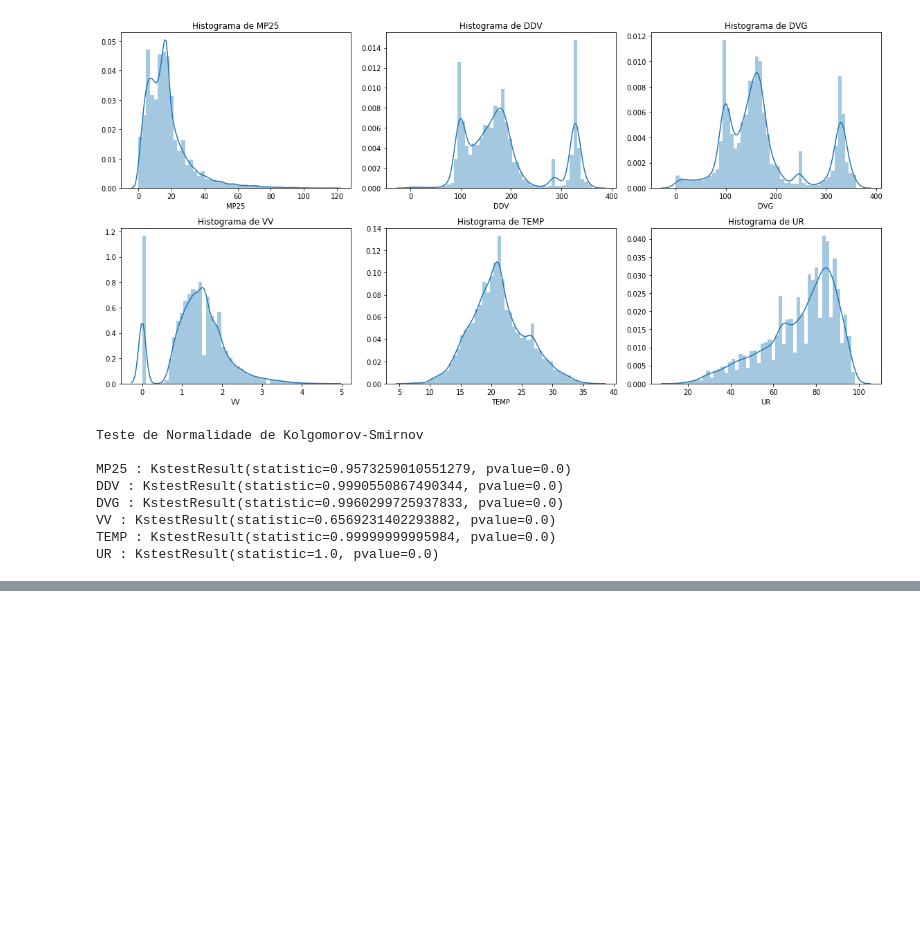
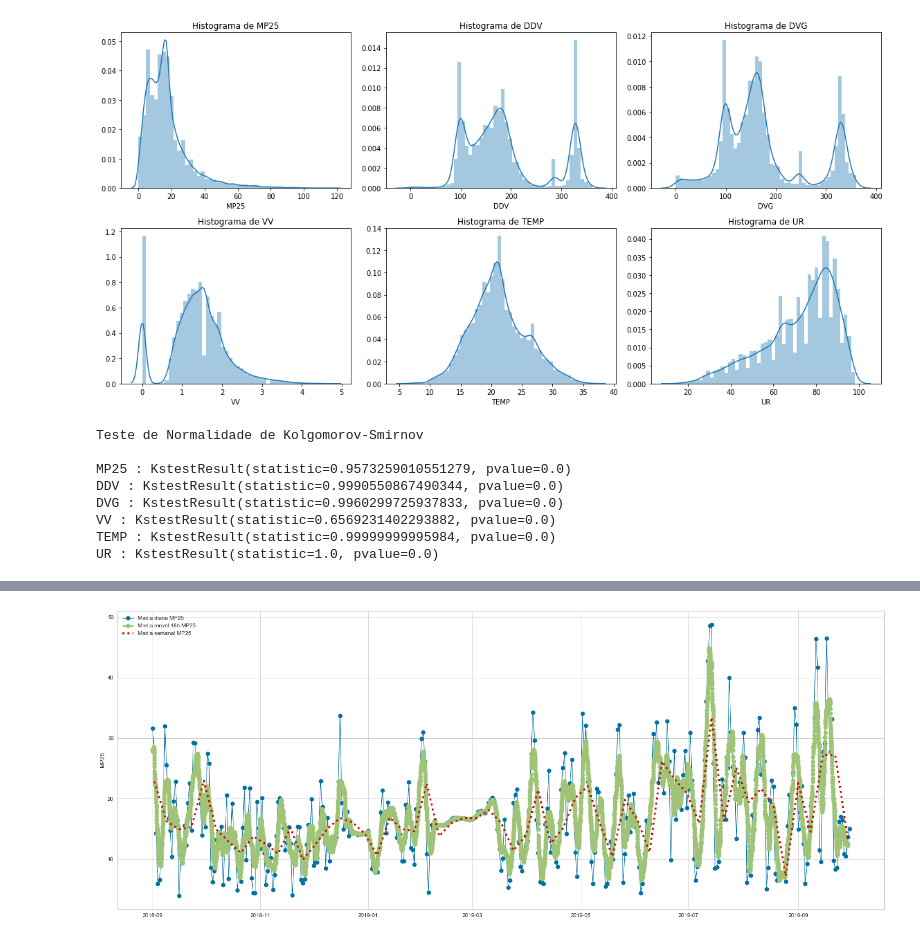
Before and after one commit to rpbenatti/DS-DH-Project, a Jupyter notebook: Projeto-Integrador-Grupo5-RespiroBem.ipynb, the cells around one changed output, grey strips where cells are left out. Saved outputs shown, nothing was run; the diff lists cells and outputs as text; code cells hidden in the pictures; blank space fills up the shorter version.

```diff
--- a/Projeto-Integrador-Grupo5-RespiroBem.ipynb
+++ b/Projeto-Integrador-Grupo5-RespiroBem.ipynb
@@ -593,0 +709,4 @@ UR : KstestResult(statistic=1.0, pvalue=0.0)
+# %%
+# Resample para frequencia diária agregando a média
+pdp_media_diaria = pdp.drop(['Data','Hora'],axis=1).resample('D').mean()
+pdp_media_diaria.head()
@@ -593,0 +721,4 @@ UR : KstestResult(statistic=1.0, pvalue=0.0)
+# %%
+# Resample para frequencia semanal agregando a média
+pdp_media_semanal = pdp.drop(['Data','Hora'],axis=1).resample('W').mean()
+pdp_media_semanal.head()
@@ -593,0 +733,4 @@ UR : KstestResult(statistic=1.0, pvalue=0.0)
+# %%
+# Resample para media móvel para 48 horas semana agregando a média
+pdp_media_movel_hor = pdp.drop(['Data','Hora'],axis=1).rolling(96, center=True).mean()
+pdp_media_movel_hor.head()
@@ -593,0 +745,15 @@ UR : KstestResult(statistic=1.0, pvalue=0.0)
+# %%
+# Janela de observação
+start, end = '2018-09', '2019-09'
+# Plot da média diária vs. plot média semanal MP25
+fig, ax = plt.subplots(figsize=(25, 10))
+ax.plot(pdp_media_diaria.loc[start:end, 'MP25'], #plot diário
+marker='o', markersize=8, linestyle='-',  linewidth=1.0, label='Media diaria MP25')
+ax.plot(pdp_media_movel_hor.loc[start:end, 'MP25'],
+marker='o', markersize=8, linestyle='--', linewidth=2.5, label='Media movel 48h MP25')
+ax.plot(pdp_media_semanal.loc[start:end, 'MP25'],
+marker='x', markersize=8, linestyle=':', linewidth=3.5, label='Media semanal MP25')
+ax.set_ylabel('MP25')
+ax.legend();
+# %% [output]
+[figure, added]
```
Also changed, not shown: parts of 67 cells of this notebook.
